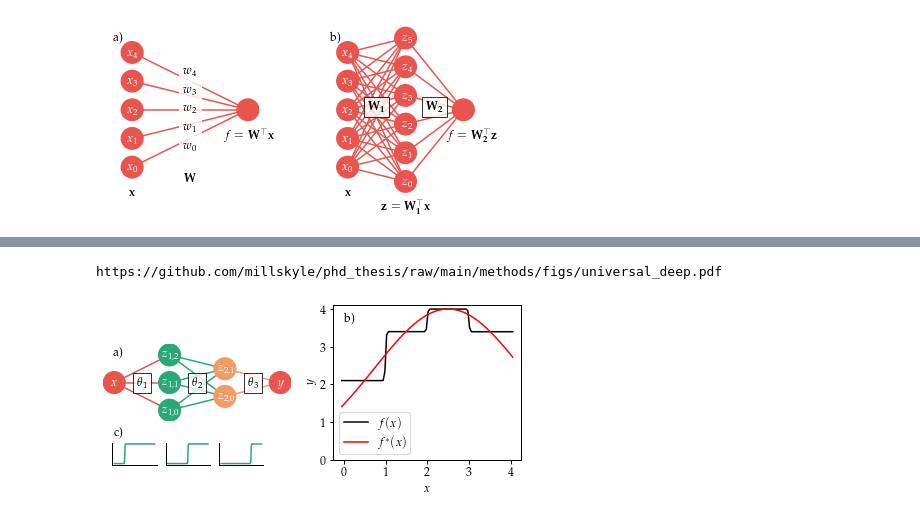
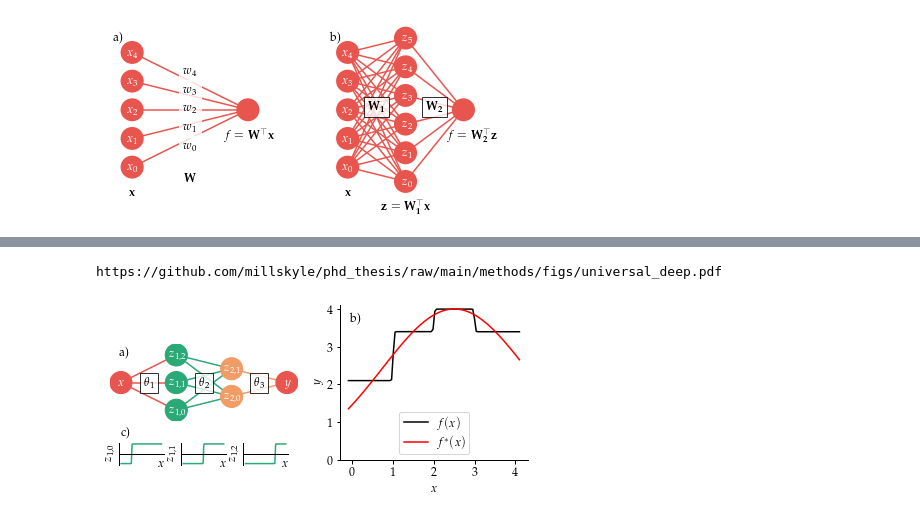
Before and after one commit to millskyle/phd_thesis, a Jupyter notebook: methods/methods_figures.ipynb, the cells around one changed output, grey strips where cells are left out. Cells and saved outputs as stored; diff of their text form; code cells hidden in the pictures.

Commit message:
updated methods figures

```diff
--- a/methods/methods_figures.ipynb
+++ b/methods/methods_figures.ipynb
@@ -375,7 +278,7 @@ print(list(f(i+0.5) for i in range(4)))
 # %%
 fig, ax = double_wide()
 
-x = np.linspace(-0.05, 4.05, num=100).reshape((-1,1))
+x = np.linspace(-0.1, 4.1, num=100).reshape((-1,1))
 y = np.zeros_like(x)
 
 mag_W=50
@@ -397,14 +300,14 @@ l1_out = np.array([np.tanh( W1.T@x[i].reshape((1,1)) + b1) for i in range(len(x)
 
 
 for i in range(len(x)):
-    y_ =np.tanh( W1.T@x[i].reshape((1,1)) + b1)
+    y_ = np.tanh( W1.T@x[i].reshape((1,1)) + b1)
     y_ = np.tanh(W2.T@y_ + b2)
     y_ = W3.T @ y_
     y[i] = y_ + b3
 
 ax[1].plot(x, y, color='black', label="$f(x)$")
 ax[1].plot(x, f(x), color='red', label="$f^{*}(x)$")
-ax[1].legend()
+ax[1].legend(loc='lower center')
 
 
 #for i in range(4):
@@ -421,33 +324,39 @@ bounds = draw_ann(ax[0], xy=(0,0), spacing=[2,2,2],
 ax[0].set_axis_off()
 ax[1].set_ylabel("$y$")
 ax[1].set_xlabel("$x$")
 ax[1].set_ylim([0,4.1])
 
 W1 = W1.flatten()
 b1 = b1.flatten()
 
 ax[0].text(1, -0.5, "$\\theta_1$", va='center',ha='center', zorder=101, bbox=dict(facecolor='white', alpha=0.8))
 ax[0].text(3, -0.5, "$\\theta_2$", va='center',ha='center', zorder=101, bbox=dict(facecolor='white', alpha=0.8))
 ax[0].text(5, -0.5, "$\\theta_3$", va='center',ha='center', zorder=101, bbox=dict(facecolor='white', alpha=0.8))
 
+spineless(ax[1])
 
 
 
-
-subaxs = [fig.add_axes([0.05+i*0.12,0.2,.1,.1]) for i in range(3)]
+subaxs = [fig.add_axes([0.05+i*0.14,0.2,.1,.1]) for i in range(3)]
 for i in range(3):
     subaxs[i].plot(x, l1_out[:,i,0], color=c[2])
     subaxs[i].spines['right'].set_visible(False)
     subaxs[i].spines['top'].set_visible(False)
+    subaxs[i].spines['bottom'].set_position('center')
     subaxs[i].set_xticks([])
+    subaxs[i].set_xlabel('$x$', loc='right')
+    subaxs[i].set_ylabel(f"$z_{{1,{{{i}}}}}$")
     subaxs[i].set_yticks([])
+
 
 
     subaxs[i].set_yticks([])
 
 subaxs[0].text(-0.1,1.8,"c)")
 
+
+
 publish_figure("universal_deep.pdf")
 # %% [output]
 https://github.com/millskyle/phd_thesis/raw/main/methods/figs/universal_deep.pdf
-[figure, old version]
+[figure, new version]
```
Also changed, not shown: parts of 19 cells of this notebook, 1 other file.
